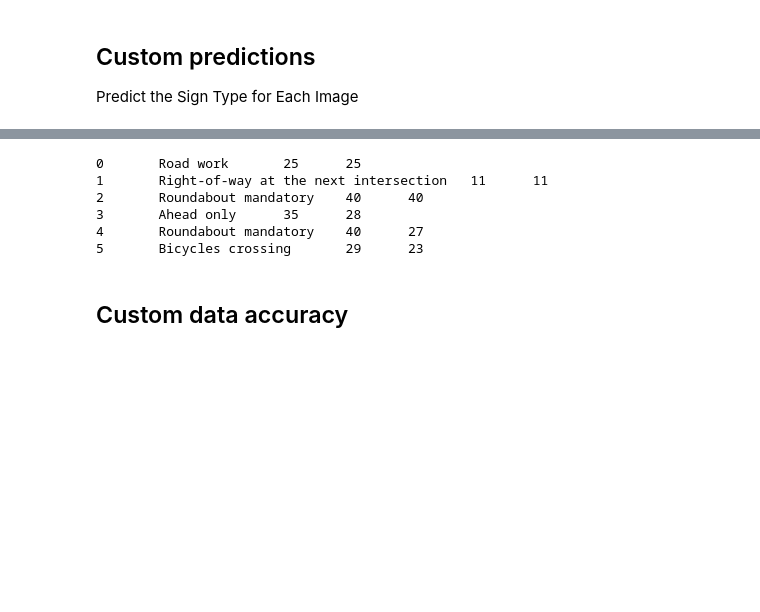
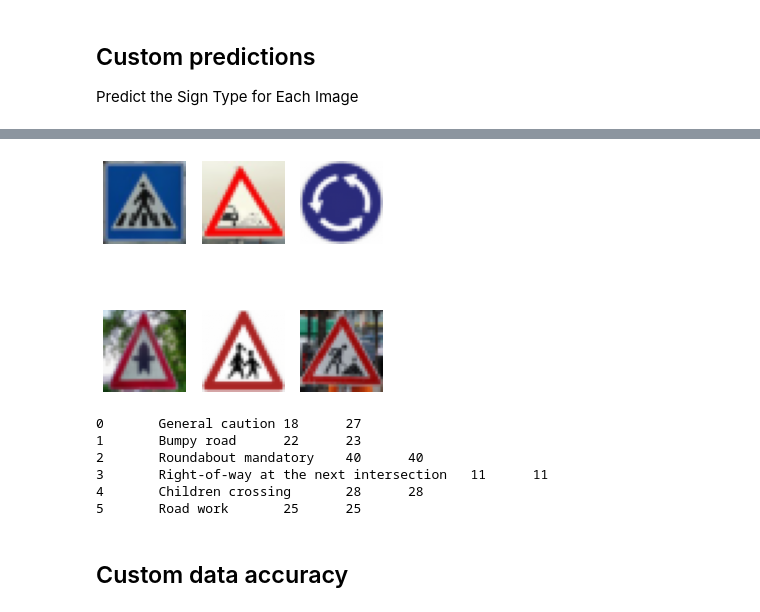
Before and after one commit to hurtadosanti/TrafficSignClassifier, a Jupyter notebook: TrafficSignClassifier.ipynb, the cells around one changed output, grey strips where cells are left out. Cells and saved outputs as stored; diff of their text form; code cells hidden in the pictures; blank space fills up the shorter version.

```diff
--- a/TrafficSignClassifier.ipynb
+++ b/TrafficSignClassifier.ipynb
@@ -429,13 +433,22 @@ INFO:tensorflow:Restoring parameters from ./lenet
+# %%
+fig, axes = plt.subplots(2,3, figsize=(5,5))
+for i,ax in  enumerate(axes.flat):
+    sign_index = test_labels[i]
+    #ax.set_title(sign_names.at[sign_index,'SignName'],fontsize=10)
+    ax.imshow(test_images[i])
+    ax.set_axis_off()
+# %% [output]
+[figure, added]
 # %%
 for i,val in enumerate(predictions):
   print(f'{i}\t{sign_names.at[val,"SignName"]}\t{val}\t{test_labels[i]}')
 # %% [output]
-0       Road work       25      25
-1       Right-of-way at the next intersection   11      11
+0       General caution 18      27
+1       Bumpy road      22      23
 2       Roundabout mandatory    40      40
-3       Ahead only      35      28
-4       Roundabout mandatory    40      27
-5       Bicycles crossing       29      23
+3       Right-of-way at the next intersection   11      11
+4       Children crossing       28      28
+5       Road work       25      25
 # %% [markdown]
 ## Custom data accuracy
 # %%
```
Also changed, not shown: parts of 19 cells of this notebook, 9 other files.
